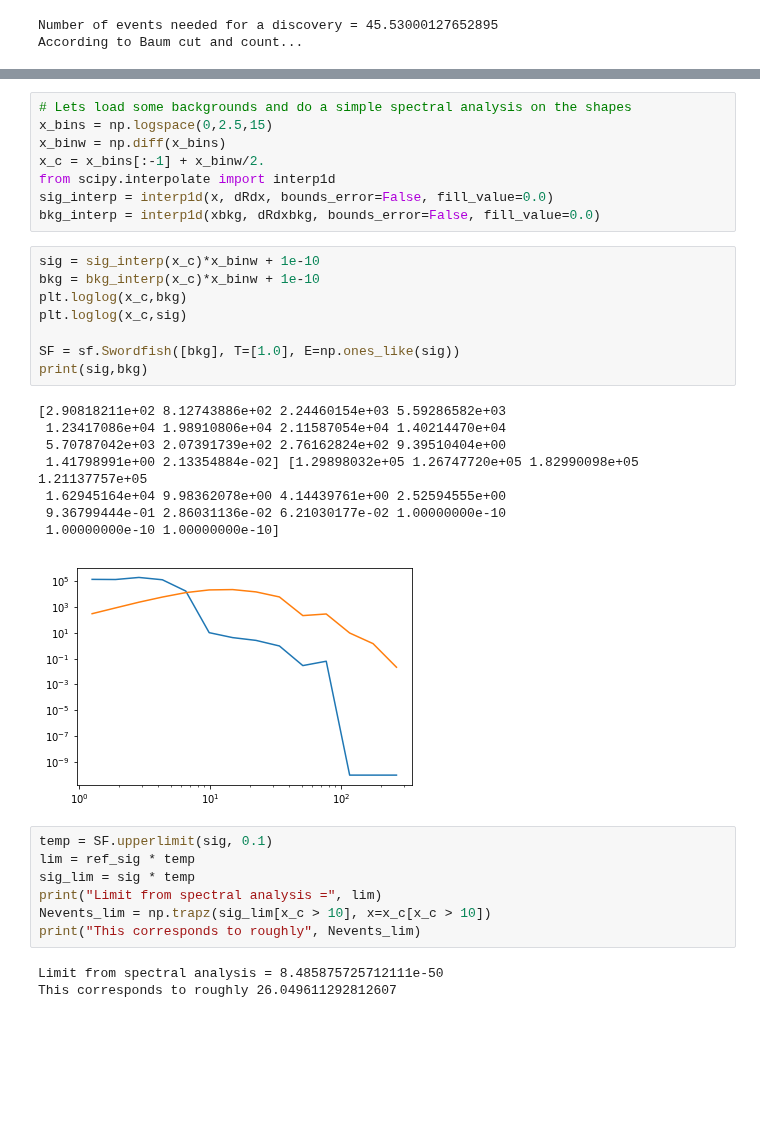
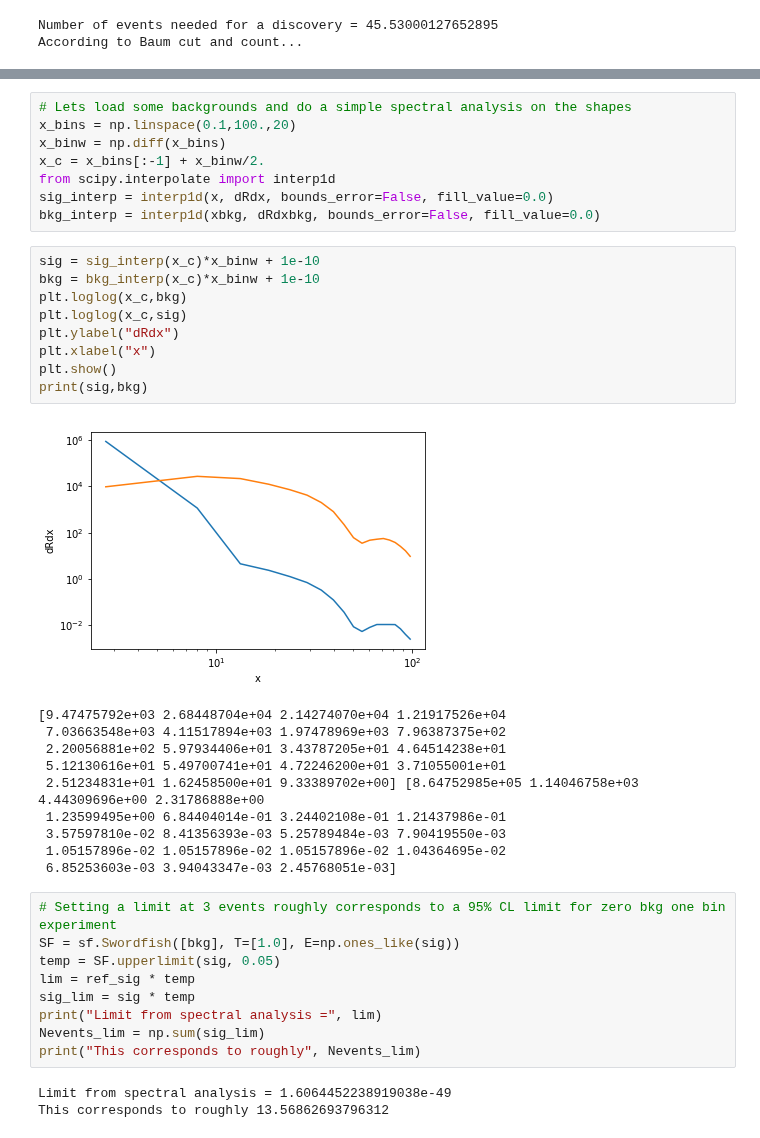
Before and after one commit to tedwards2412/paleo_detectors, a Jupyter notebook: Notebooks/Discovery_Anisotropy.ipynb, the cells around one changed output, grey strips where cells are left out. Drawn from its saved outputs; the diff is of its cells as text; blank space fills up the shorter version.

Commit message:
Assessment of the sensitivity gain from spectral analysis and Gaussian blurring

```diff
--- a/Notebooks/Discovery_Anisotropy.ipynb
+++ b/Notebooks/Discovery_Anisotropy.ipynb
@@ -38,6 +48,6 @@ According to Baum cut and count...
 # %%
 # Lets load some backgrounds and do a simple spectral analysis on the shapes
-x_bins = np.logspace(0,2.5,15)
+x_bins = np.linspace(0.1,100.,20)
 x_binw = np.diff(x_bins)
 x_c = x_bins[:-1] + x_binw/2.
 from scipy.interpolate import interp1d
@@ -46,27 +56,32 @@ bkg_interp = interp1d(xbkg, dRdxbkg, bounds_error=False, fill_value=0.0)
 # %%
 sig = sig_interp(x_c)*x_binw + 1e-10
 bkg = bkg_interp(x_c)*x_binw + 1e-10
 plt.loglog(x_c,bkg)
 plt.loglog(x_c,sig)
-
-SF = sf.Swordfish([bkg], T=[1.0], E=np.ones_like(sig))
+plt.ylabel("dRdx")
+plt.xlabel("x")
+plt.show()
 print(sig,bkg)
 # %% [output]
+[figure, new version]
-[2.90818211e+02 8.12743886e+02 2.24460154e+03 5.59286582e+03
- 1.23417086e+04 1.98910806e+04 2.11587054e+04 1.40214470e+04
- 5.70787042e+03 2.07391739e+02 2.76162824e+02 9.39510404e+00
- 1.41798991e+00 2.13354884e-02] [1.29898032e+05 1.26747720e+05 1.82990098e+05 1.21137757e+05
- 1.62945164e+04 9.98362078e+00 4.14439761e+00 2.52594555e+00
- 9.36799444e-01 2.86031136e-02 6.21030177e-02 1.00000000e-10
- 1.00000000e-10 1.00000000e-10]
+[9.47475792e+03 2.68448704e+04 2.14274070e+04 1.21917526e+04
+ 7.03663548e+03 4.11517894e+03 1.97478969e+03 7.96387375e+02
+ 2.20056881e+02 5.97934406e+01 3.43787205e+01 4.64514238e+01
+ 5.12130616e+01 5.49700741e+01 4.72246200e+01 3.71055001e+01
+ 2.51234831e+01 1.62458500e+01 9.33389702e+00] [8.64752985e+05 1.14046758e+03 4.44309696e+00 2.31786888e+00
+ 1.23599495e+00 6.84404014e-01 3.24402108e-01 1.21437986e-01
+ 3.57597810e-02 8.41356393e-03 5.25789484e-03 7.90419550e-03
+ 1.05157896e-02 1.05157896e-02 1.05157896e-02 1.04364695e-02
+ 6.85253603e-03 3.94043347e-03 2.45768051e-03]
-[figure, old version]
 # %%
-temp = SF.upperlimit(sig, 0.1)
+# Setting a limit at 3 events roughly corresponds to a 95% CL limit for zero bkg one bin experiment
+SF = sf.Swordfish([bkg], T=[1.0], E=np.ones_like(sig))
+temp = SF.upperlimit(sig, 0.05)
 lim = ref_sig * temp
 sig_lim = sig * temp
 print("Limit from spectral analysis =", lim)
-Nevents_lim = np.trapz(sig_lim[x_c > 10], x=x_c[x_c > 10])
+Nevents_lim = np.sum(sig_lim)
 print("This corresponds to roughly", Nevents_lim)
 # %% [output]
-Limit from spectral analysis = 8.485875725712111e-50
-This corresponds to roughly 26.049611292812607
+Limit from spectral analysis = 1.6064452238919038e-49
+This corresponds to roughly 13.56862693796312
```
Also changed, not shown: parts of 3 cells of this notebook.
